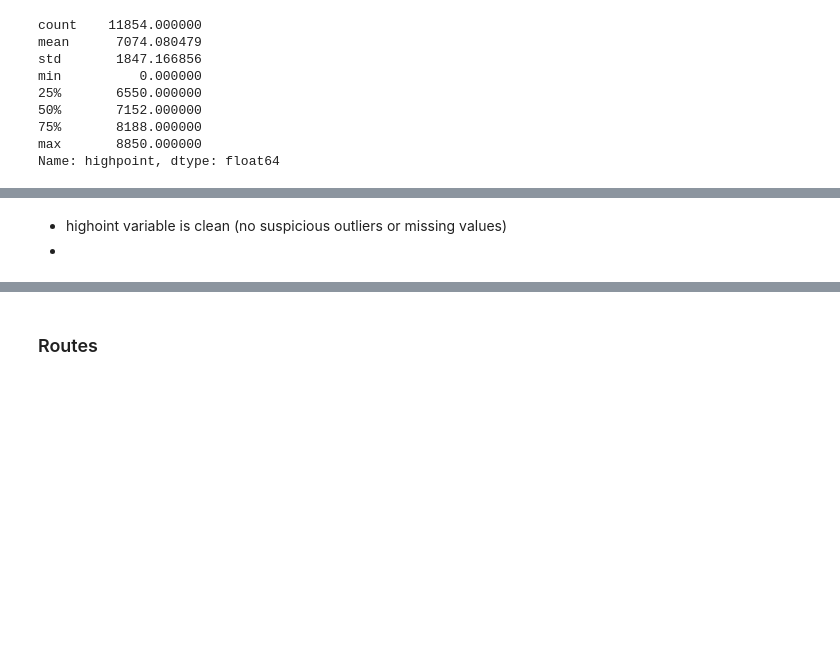
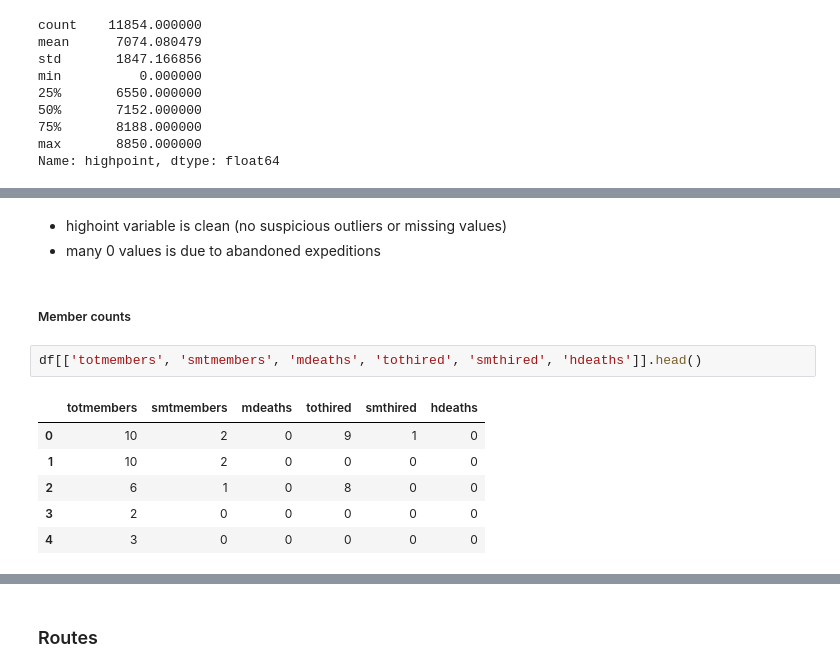
Before and after one commit to bastien-winant/himalayan-db-pipeline, a Jupyter notebook: notebooks/exploratory_data_analysis.ipynb, the cells around one changed output, grey strips where cells are left out. Drawn from its saved outputs; the diff is of its cells as text; blank space fills up the shorter version.

```diff
--- a/notebooks/exploratory_data_analysis.ipynb
+++ b/notebooks/exploratory_data_analysis.ipynb
@@ -767,3 +792,14 @@ df.loc[df.highpoint == 0]
 # %% [markdown]
 - highoint variable is clean (no suspicious outliers or missing values)
--
+- many 0 values is due to abandoned expeditions
+# %% [markdown]
+##### Member counts
+# %%
+df[['totmembers', 'smtmembers', 'mdeaths', 'tothired', 'smthired', 'hdeaths']].head()
+# %% [output]
+|  | totmembers | smtmembers | mdeaths | tothired | smthired | hdeaths |
+| 0 | 10 | 2 | 0 | 9 | 1 | 0 |
+| 1 | 10 | 2 | 0 | 0 | 0 | 0 |
+| 2 | 6 | 1 | 0 | 8 | 0 | 0 |
+| 3 | 2 | 0 | 0 | 0 | 0 | 0 |
+| 4 | 3 | 0 | 0 | 0 | 0 | 0 |
```
Also changed, not shown: parts of 8 cells of this notebook.
